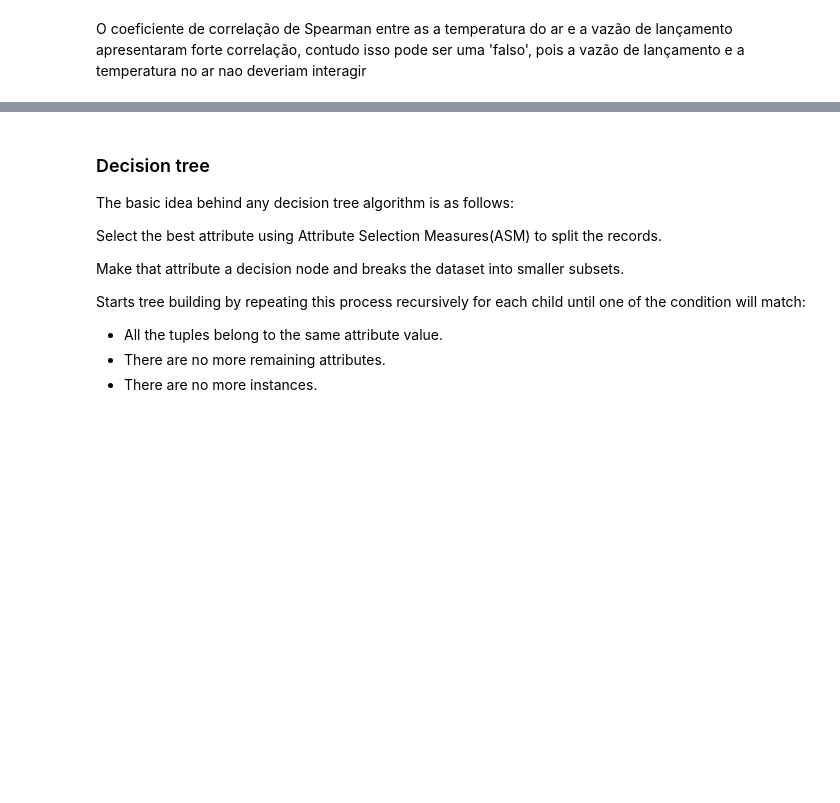
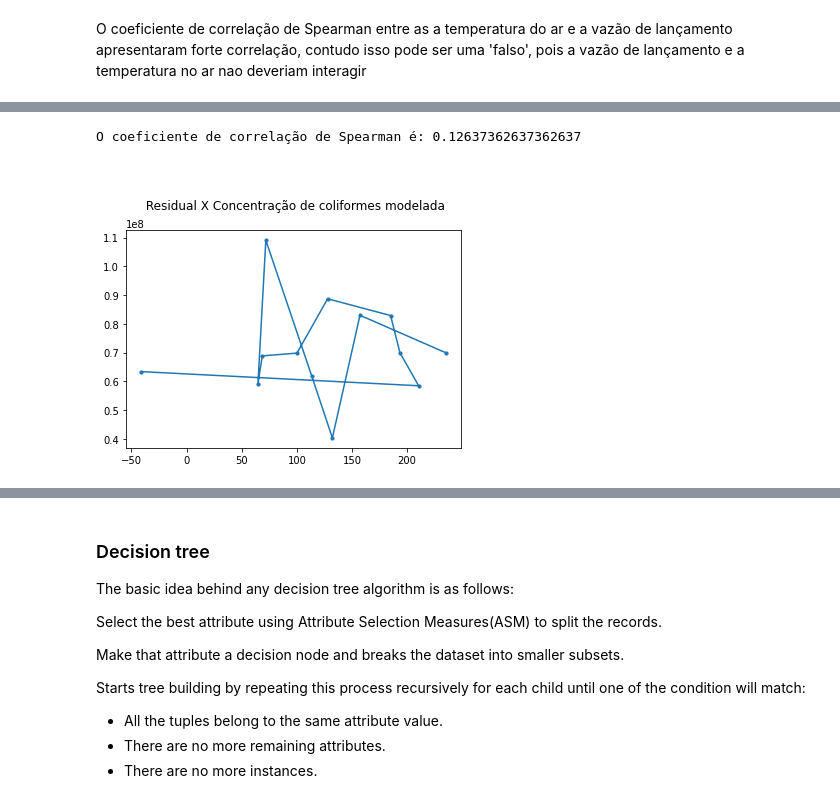
Before and after one commit to CostaNathan/doctorate, a Jupyter notebook: emissarios_dados.ipynb, the cells around one changed output, grey strips where cells are left out. Drawn from its saved outputs; the diff is of its cells as text; code cells hidden in the pictures; blank space fills up the shorter version.

```diff
--- a/emissarios_dados.ipynb
+++ b/emissarios_dados.ipynb
@@ -2106,0 +2158,17 @@ print(f'O coeficiente de correlação de Spearman é: {coef_corr_spr[0]}')
+# %%
+# Net radiation x Concentration
+
+radiation_day = temperature_df['Net radiation (J/m2/s)'].resample('MS').mean()
+
+plt.plot(radiation_day, ct_ecoli_interpolate.xs('Coliformes_Totais',level = 'Parâmetro', axis = 1)['Santos'].iloc[96:109])
+plt.scatter(radiation_day,ct_ecoli_interpolate.xs('Coliformes_Totais',level = 'Parâmetro', axis = 1)['Santos'].iloc[96:109], s= 10) # The distance from the 0 value in Y-axis is how far the predicted was from the observed
+plt.title('\n\n Residual X Concentração de coliformes modelada\n')
+
+coef_corr_lin = scipy.stats.pearsonr(radiation_day, ct_ecoli_interpolate.xs('Coliformes_Totais',level = 'Parâmetro', axis = 1)['Santos'].iloc[96:109])
+coef_corr_spr = scipy.stats.spearmanr(radiation_day, ct_ecoli_interpolate.xs('Coliformes_Totais',level = 'Parâmetro', axis = 1)['Santos'].iloc[96:109])
+coef_det_lin = coef_corr_lin[0] **2
+
+print(f'O coeficiente de correlação de Spearman é: {coef_corr_spr[0]}')
+# %% [output]
+O coeficiente de correlação de Spearman é: 0.12637362637362637
+[figure, added]
```
Also changed, not shown: parts of 36 cells of this notebook.
